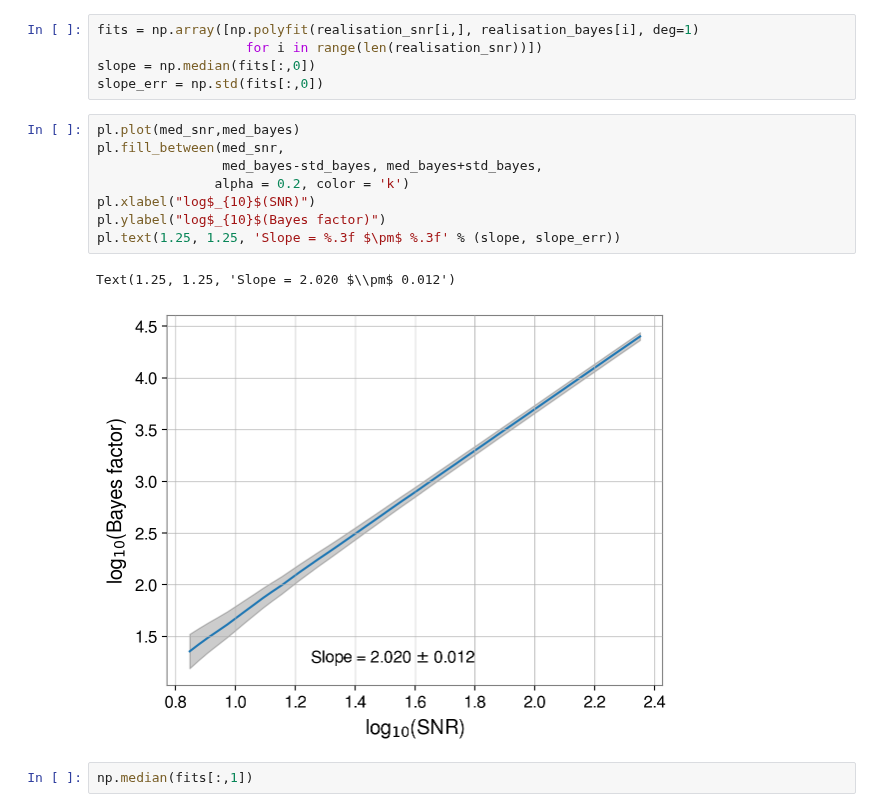
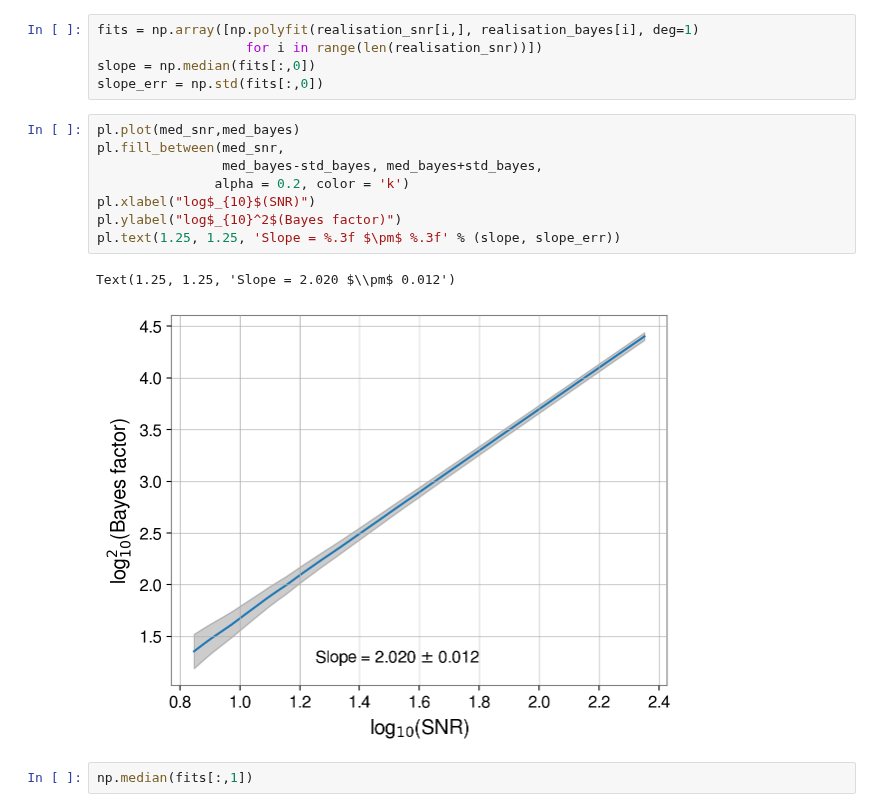
Before and after one commit to Sizheng-Ma/qnm_filter, a Jupyter notebook: code_demo/cluster_results - Bayes.ipynb, the cells around one changed output. Drawn from its saved outputs; the diff is of its cells as text.

```diff
--- a/code_demo/cluster_results - Bayes.ipynb
+++ b/code_demo/cluster_results - Bayes.ipynb
@@ -33,14 +33,14 @@ slope_err = np.std(fits[:,0])
 # %%
 pl.plot(med_snr,med_bayes)
 pl.fill_between(med_snr,
                 med_bayes-std_bayes, med_bayes+std_bayes,
                alpha = 0.2, color = 'k')
 pl.xlabel("log$_{10}$(SNR)")
-pl.ylabel("log$_{10}$(Bayes factor)")
+pl.ylabel("log$_{10}^2$(Bayes factor)")
 pl.text(1.25, 1.25, 'Slope = %.3f $\pm$ %.3f' % (slope, slope_err))
 # %% [output]
 Text(1.25, 1.25, 'Slope = 2.020 $\\pm$ 0.012')
-[figure, old version]
+[figure, new version]
 # %%
 np.median(fits[:,1])
 # %% [output]
```
Also changed, not shown: parts of 7 cells of this notebook, 1 other file.
